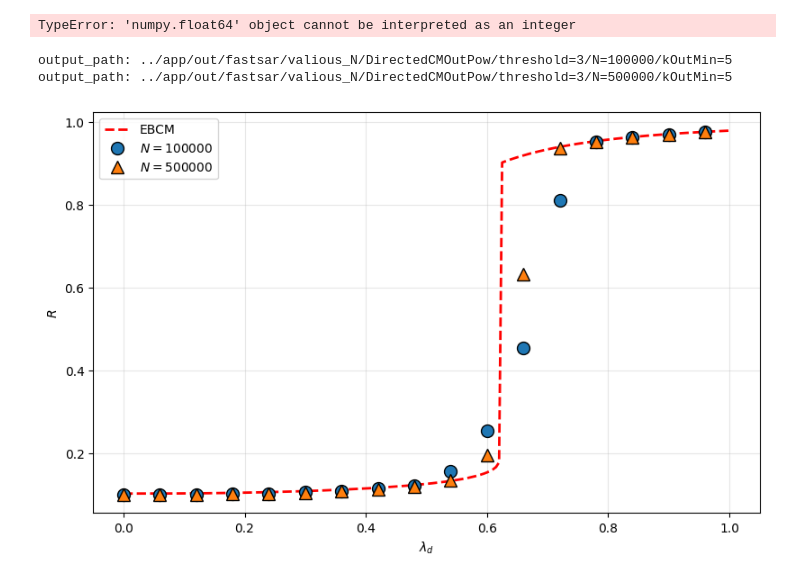
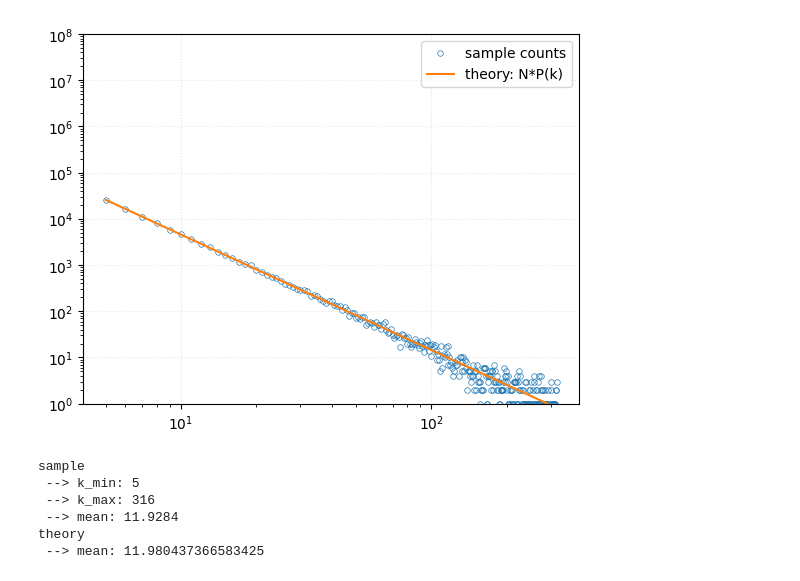
Before and after one commit to Kojirouuuu/directed-network-simulations, a Jupyter notebook: notebooks/EBCM-SAR.ipynb, the cells around one changed output. Drawn from its saved outputs; the diff is of its cells as text; code cells hidden in the pictures.

```diff
--- a/notebooks/EBCM-SAR.ipynb
+++ b/notebooks/EBCM-SAR.ipynb
@@ -32,7 +32,7 @@ linestyles = ["-", "--", "-.", ":", "-", "--", "-.", ":", "-", "--", "-.", ":"]
 # %%
 show_N = 100_000 # 頂点数
 pow_k_min = 5
-pow_gamma = 2.43
+pow_gamma = 2.5
 
 # 固定パラメータ
 k_out_min = 5
@@ -40,29 +40,36 @@ batch_size = 16
 mu = 1.0
 show_rho0 = 0.1
 show_T = 3
-network_type = "DirectedCMOutPow"
+network_type = "DirectedCMInPow"
 # %%
 n_sample = show_N # サンプル数
 
-k_vals = np.arange(pow_k_min, show_N)
-sample_k_ave, sample_counts = sample_scale_free_degrees(n_sample, pow_k_min, show_N, pow_gamma)
-theory_k_ave, theory_pk = theoretical_scale_free_distribution(pow_k_min, show_N, pow_gamma)
+k_max = int(np.sqrt(show_N))
+k_vals = np.arange(pow_k_min, k_max + 1)
+sample_k_ave, sample_counts = sample_scale_free_degrees(n_sample, pow_k_min, k_max, pow_gamma)
+theory_k_ave, theory_pk = theoretical_scale_free_distribution(pow_k_min, k_max, pow_gamma)
 
 plt.figure()
 plt.ylim(1e0, 1e8)
 plt.loglog(k_vals, sample_counts, linestyle="", marker="o", markerfacecolor="none", color=colors[0], markersize=4, markeredgewidth=0.5, label="sample counts")
 plt.loglog(k_vals, show_N * theory_pk, linestyle="-", color=colors[1], label="theory: N*P(k)")
 plt.grid(True, alpha=0.3, linestyle=":")
 plt.legend()
 plt.show()
 
 print("sample")
 print(" --> k_min:", pow_k_min)
 print(" --> k_max:", k_vals[sample_counts > 0].max())
 print(" --> mean:", sample_k_ave)
 
 print("theory")
 print(" --> mean:", theory_k_ave)
 # %% [output]
+[figure, added]
-TypeError: 'numpy.float64' object cannot be interpreted as an integer
+sample
+ --> k_min: 5
+ --> k_max: 316
+ --> mean: 11.9284
+theory
+ --> mean: 11.980437366583425
 # %%
@@ -191,58 +199,3 @@ for rho0_idx, rho0 in enumerate(tqdm(rho0_values)):
     if len(cv2) > 0:
         lambda_c2_horizontal.append(rho0)
         lambda_c2_vertical.append(max(np.array(cv2)))
-# %%
-all_results = {}
-
-N_list = [100000, 500000]
-df_all = pd.DataFrame()
-
-for N in N_list:
-    abst = "valious_N"
-    output_path = configure_output_path(N, abst, show_T, network_type, k_out_min)
-    print(f"output_path: {os.path.relpath(output_path)}")
-
-
-    for i in range(batch_size):
-        index = f"{i:02d}"
-        file_name = f'results_{index}.csv'
-        file_path = os.path.join(output_path, file_name)
-
-        df = pd.read_csv(file_path)
-        if df is None:
-            continue
-
-        # バッチインデックスを調整（最初のバッチ以外、時系列データの場合のみ）
-        if not df_all.empty and 'itr' in df.columns:
-            max_itr = int(df_all['itr'].max())
-            df['itr'] = df['itr'] + max_itr + 1
-
-        df["N"] = N
-        df_all = pd.concat([df_all, df], ignore_index=True)
-
-df_all["T"] = show_T
-sim = df_all.set_index(['N', 'T', 'itr', 'rho_0', 'lambda_d', 'lambda_u', 'mu']).to_xarray()
-initial_adopted_time = sim['initial_adopted_time']
-final_adopted_time = sim['final_adopted_time']
-sim_R = sim['R']
-sim_Phi = sim['Phi']
-# %% [output]
-output_path: ../app/out/fastsar/valious_N/DirectedCMOutPow/threshold=3/N=100000/kOutMin=5
-output_path: ../app/out/fastsar/valious_N/DirectedCMOutPow/threshold=3/N=500000/kOutMin=5
-# %%
-fig, ax = plt.subplots(1, 1, figsize=(8, 5), constrained_layout=True)
-
-p1=g["R"].sel(rho0=show_rho0).sel(T=show_T).squeeze()
-ax.plot(p1["lambda_d"], p1, linestyle="--", linewidth=2.0, color="red", label="EBCM")
-for idx, N in enumerate(N_list):
-    p0=sim_R.sel(rho_0=show_rho0).sel(N=N).sel(T=show_T).squeeze().mean(dim='itr')/N
-    ax.plot(p0["lambda_d"][::3], p0[::3], linestyle="", marker=markers[idx], markersize=10, markeredgecolor="black", markerfacecolor=colors[idx], label=f"$N={N}$")
-
-
-ax.set_xlabel(rf"$\lambda_d$")
-ax.set_ylabel(rf"$R$")
-ax.grid(linestyle="-", alpha=0.3)
-ax.legend()
-plt.show()
-# %% [output]
-[figure, removed]
```
Also changed, not shown: parts of 14 cells of this notebook, 8 other files.
